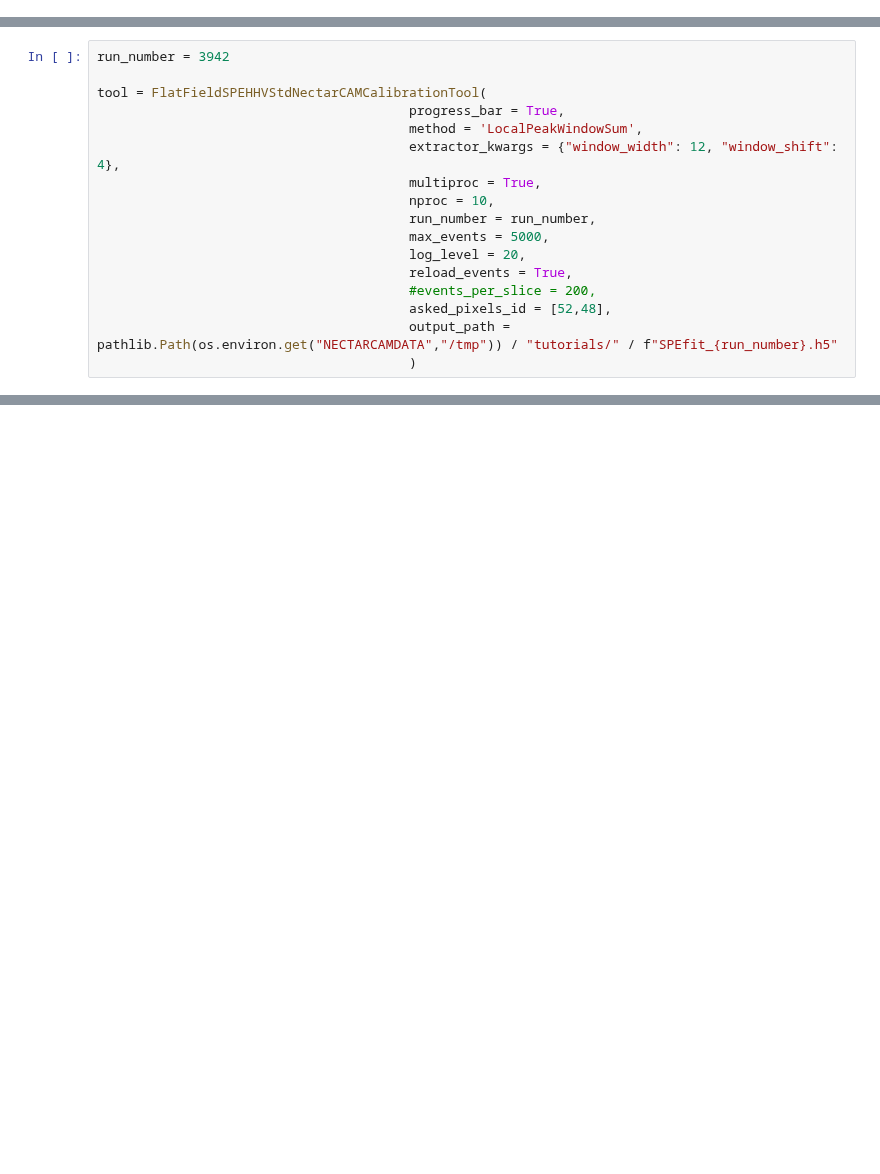
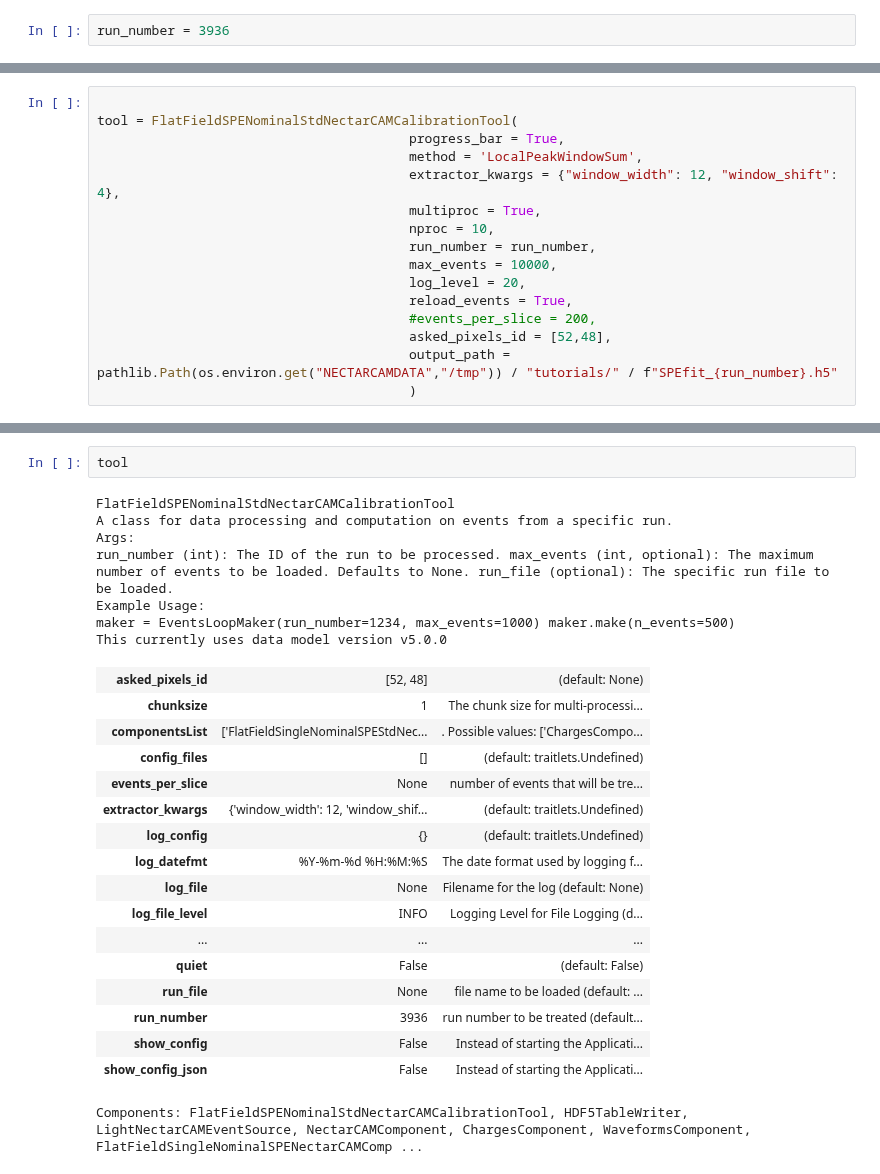
Before and after one commit to cta-observatory/nectarchain, a Jupyter notebook: notebooks/tool_implementation/tuto_SPE.ipynb, the cells around one changed output, grey strips where cells are left out. Cells and saved outputs as stored; diff of their text form; blank space fills up the shorter version.

Commit message:
-fix issue to access component defined outside of the nectarchain module -typo fix -overwrite argument of tool better defined

```diff
--- a/notebooks/tool_implementation/tuto_SPE.ipynb
+++ b/notebooks/tool_implementation/tuto_SPE.ipynb
@@ -20,0 +11,2 @@ from nectarchain.makers.calibration import FlatFieldSPEHHVStdNectarCAMCalibratio
+# %%
+run_number = 3936
@@ -21,14 +34,13 @@ from nectarchain.makers.calibration import FlatFieldSPEHHVStdNectarCAMCalibratio
 # %%
-run_number = 3942
 
-tool = FlatFieldSPEHHVStdNectarCAMCalibrationTool(
+tool = FlatFieldSPENominalStdNectarCAMCalibrationTool(
                                         progress_bar = True,
                                         method = 'LocalPeakWindowSum',
                                         extractor_kwargs = {"window_width": 12, "window_shift": 4},
                                         multiproc = True,
                                         nproc = 10,
                                         run_number = run_number,
-                                        max_events = 5000,
+                                        max_events = 10000,
                                         log_level = 20,
                                         reload_events = True,
                                         #events_per_slice = 200,
@@ -40,3 +52,30 @@ tool = FlatFieldSPEHHVStdNectarCAMCalibrationTool(
+# %%
+tool
+# %% [output]
+FlatFieldSPENominalStdNectarCAMCalibrationTool
+A class for data processing and computation on events from a specific run.
+Args:
+run_number (int): The ID of the run to be processed. max_events (int, optional): The maximum number of events to be loaded. Defaults to None. run_file (optional): The specific run file to be loaded.
+Example Usage:
+maker = EventsLoopMaker(run_number=1234, max_events=1000) maker.make(n_events=500)
+This currently uses data model version v5.0.0
+| asked_pixels_id | [52, 48] | (default: None) |
+| chunksize | 1 | The chunk size for multi-processi... |
+| componentsList | ['FlatFieldSingleNominalSPEStdNec... | . Possible values: ['ChargesCompo... |
+| config_files | [] | (default: traitlets.Undefined) |
+| events_per_slice | None | number of events that will be tre... |
+| extractor_kwargs | {'window_width': 12, 'window_shif... | (default: traitlets.Undefined) |
+| log_config | {} | (default: traitlets.Undefined) |
+| log_datefmt | %Y-%m-%d %H:%M:%S | The date format used by logging f... |
+| log_file | None | Filename for the log (default: None) |
+| log_file_level | INFO | Logging Level for File Logging (d... |
+| ... | ... | ... |
+| quiet | False | (default: False) |
+| run_file | None | file name to be loaded (default: ... |
+| run_number | 3936 | run number to be treated (default... |
+| show_config | False | Instead of starting the Applicati... |
+| show_config_json | False | Instead of starting the Applicati... |
+Components: FlatFieldSPENominalStdNectarCAMCalibrationTool, HDF5TableWriter, LightNectarCAMEventSource, NectarCAMComponent, ChargesComponent, WaveformsComponent, FlatFieldSingleNominalSPENectarCAMComp ...
 # %%
 tool.initialize()
 # %% [output]
```
Also changed, not shown: parts of 8 cells of this notebook, 8 other files.
